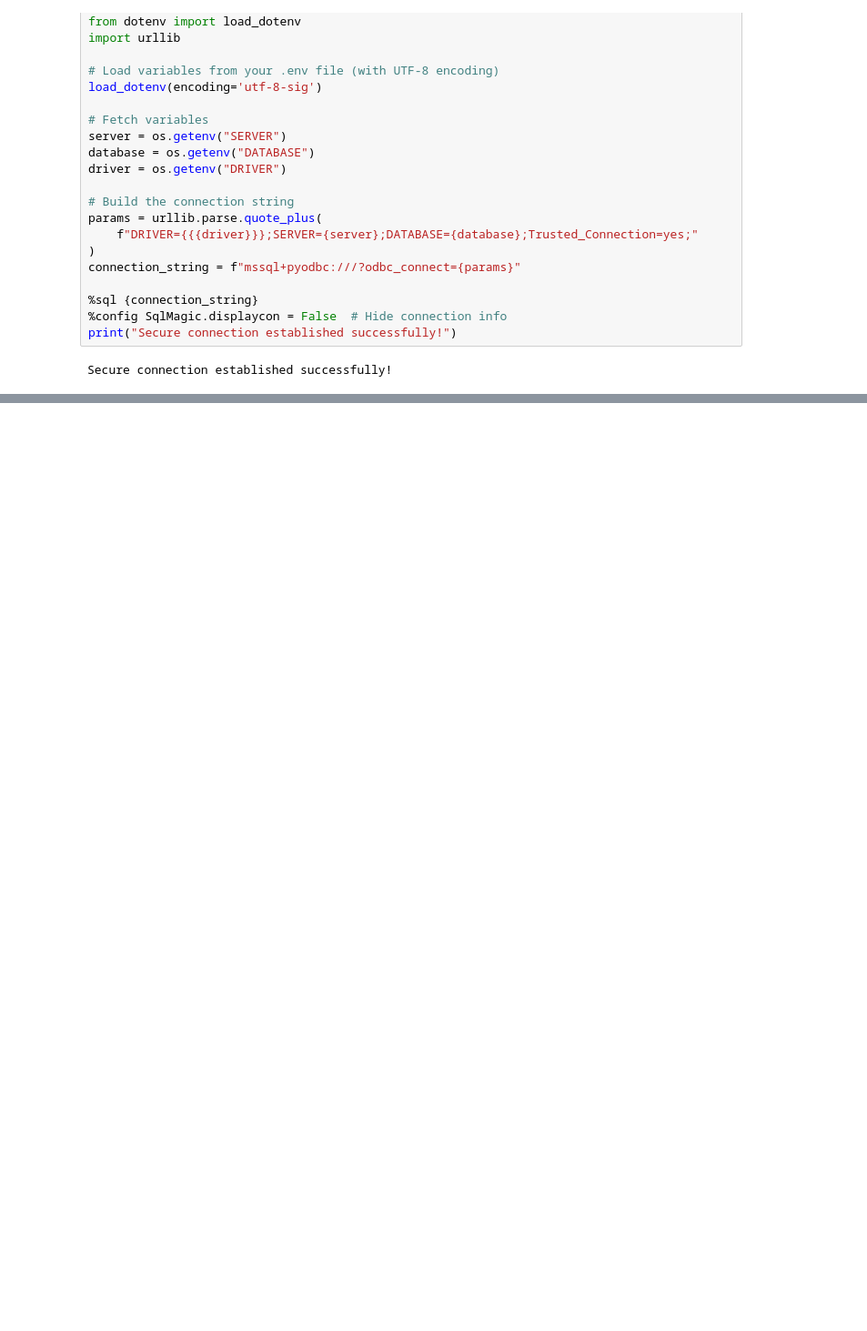
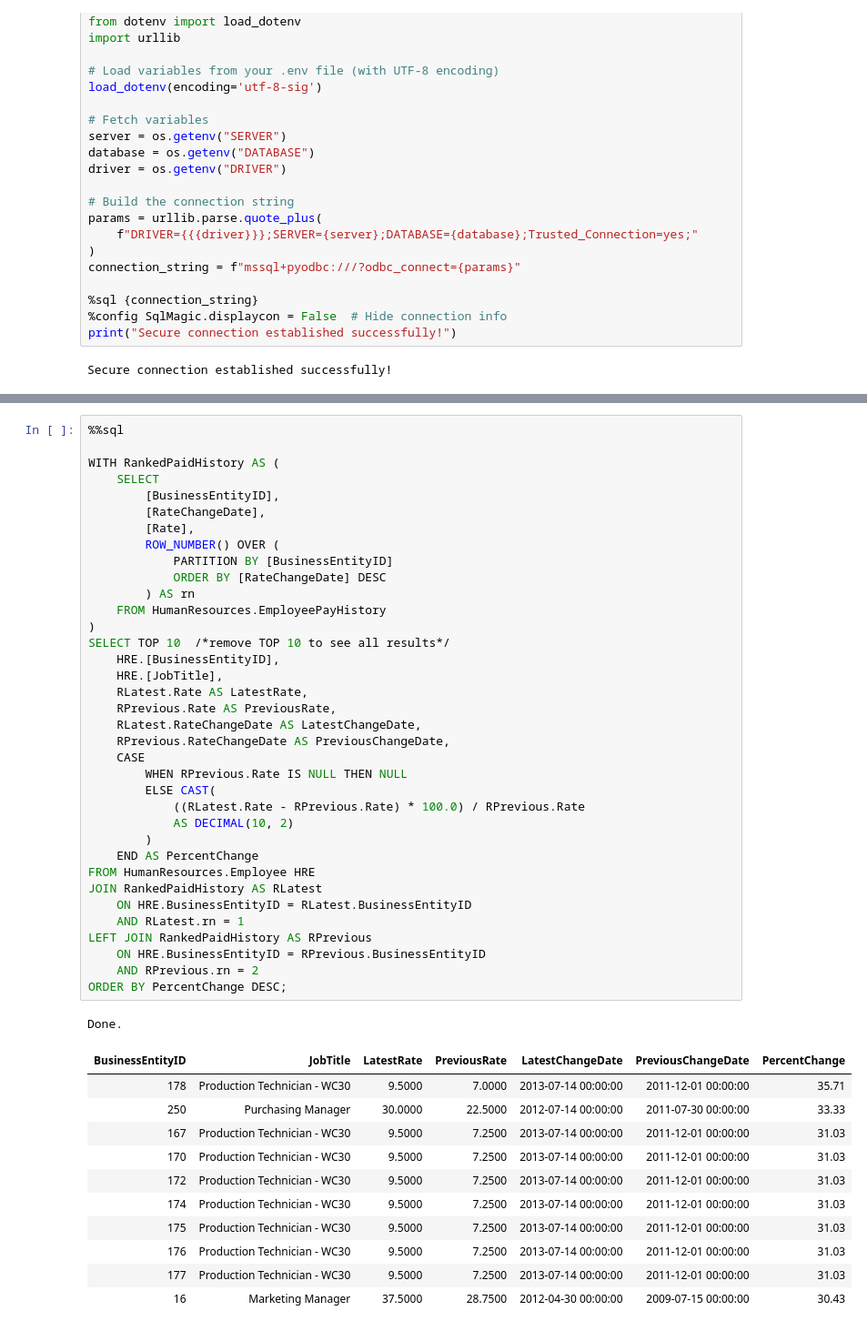
Before and after one commit to stephandoh/adventureworks2019-sql-tutorials, a Jupyter notebook: CTEs.ipynb, the cells around one changed output, grey strips where cells are left out. Shown at 91% size. Cells and saved outputs as stored; diff of their text form; blank space fills up the shorter version.

```diff
--- a/CTEs.ipynb
+++ b/CTEs.ipynb
@@ -28,0 +441,49 @@ Secure connection established successfully!
+# %%
+%%sql
+
+WITH RankedPaidHistory AS (
+    SELECT
+        [BusinessEntityID],
+        [RateChangeDate],
+        [Rate],
+        ROW_NUMBER() OVER (
+            PARTITION BY [BusinessEntityID]
+            ORDER BY [RateChangeDate] DESC
+        ) AS rn
+    FROM HumanResources.EmployeePayHistory
+)
+SELECT TOP 10  /*remove TOP 10 to see all results*/
+    HRE.[BusinessEntityID],
+    HRE.[JobTitle],
+    RLatest.Rate AS LatestRate,
+    RPrevious.Rate AS PreviousRate,
+    RLatest.RateChangeDate AS LatestChangeDate,
+    RPrevious.RateChangeDate AS PreviousChangeDate,
+    CASE
+        WHEN RPrevious.Rate IS NULL THEN NULL
+        ELSE CAST(
+            ((RLatest.Rate - RPrevious.Rate) * 100.0) / RPrevious.Rate
+            AS DECIMAL(10, 2)
+        )
+    END AS PercentChange
+FROM HumanResources.Employee HRE
+JOIN RankedPaidHistory AS RLatest
+    ON HRE.BusinessEntityID = RLatest.BusinessEntityID
+    AND RLatest.rn = 1
+LEFT JOIN RankedPaidHistory AS RPrevious
+    ON HRE.BusinessEntityID = RPrevious.BusinessEntityID
+    AND RPrevious.rn = 2
+ORDER BY PercentChange DESC;
+# %% [output]
+Done.
+| BusinessEntityID | JobTitle | LatestRate | PreviousRate | LatestChangeDate | PreviousChangeDate | PercentChange |
+| 178 | Production Technician - WC30 | 9.5000 | 7.0000 | 2013-07-14 00:00:00 | 2011-12-01 00:00:00 | 35.71 |
+| 250 | Purchasing Manager | 30.0000 | 22.5000 | 2012-07-14 00:00:00 | 2011-07-30 00:00:00 | 33.33 |
+| 167 | Production Technician - WC30 | 9.5000 | 7.2500 | 2013-07-14 00:00:00 | 2011-12-01 00:00:00 | 31.03 |
+| 170 | Production Technician - WC30 | 9.5000 | 7.2500 | 2013-07-14 00:00:00 | 2011-12-01 00:00:00 | 31.03 |
+| 172 | Production Technician - WC30 | 9.5000 | 7.2500 | 2013-07-14 00:00:00 | 2011-12-01 00:00:00 | 31.03 |
+| 174 | Production Technician - WC30 | 9.5000 | 7.2500 | 2013-07-14 00:00:00 | 2011-12-01 00:00:00 | 31.03 |
+| 175 | Production Technician - WC30 | 9.5000 | 7.2500 | 2013-07-14 00:00:00 | 2011-12-01 00:00:00 | 31.03 |
+| 176 | Production Technician - WC30 | 9.5000 | 7.2500 | 2013-07-14 00:00:00 | 2011-12-01 00:00:00 | 31.03 |
+| 177 | Production Technician - WC30 | 9.5000 | 7.2500 | 2013-07-14 00:00:00 | 2011-12-01 00:00:00 | 31.03 |
+| 16 | Marketing Manager | 37.5000 | 28.7500 | 2012-04-30 00:00:00 | 2009-07-15 00:00:00 | 30.43 |
```
Also changed, not shown: parts of 35 cells of this notebook.
